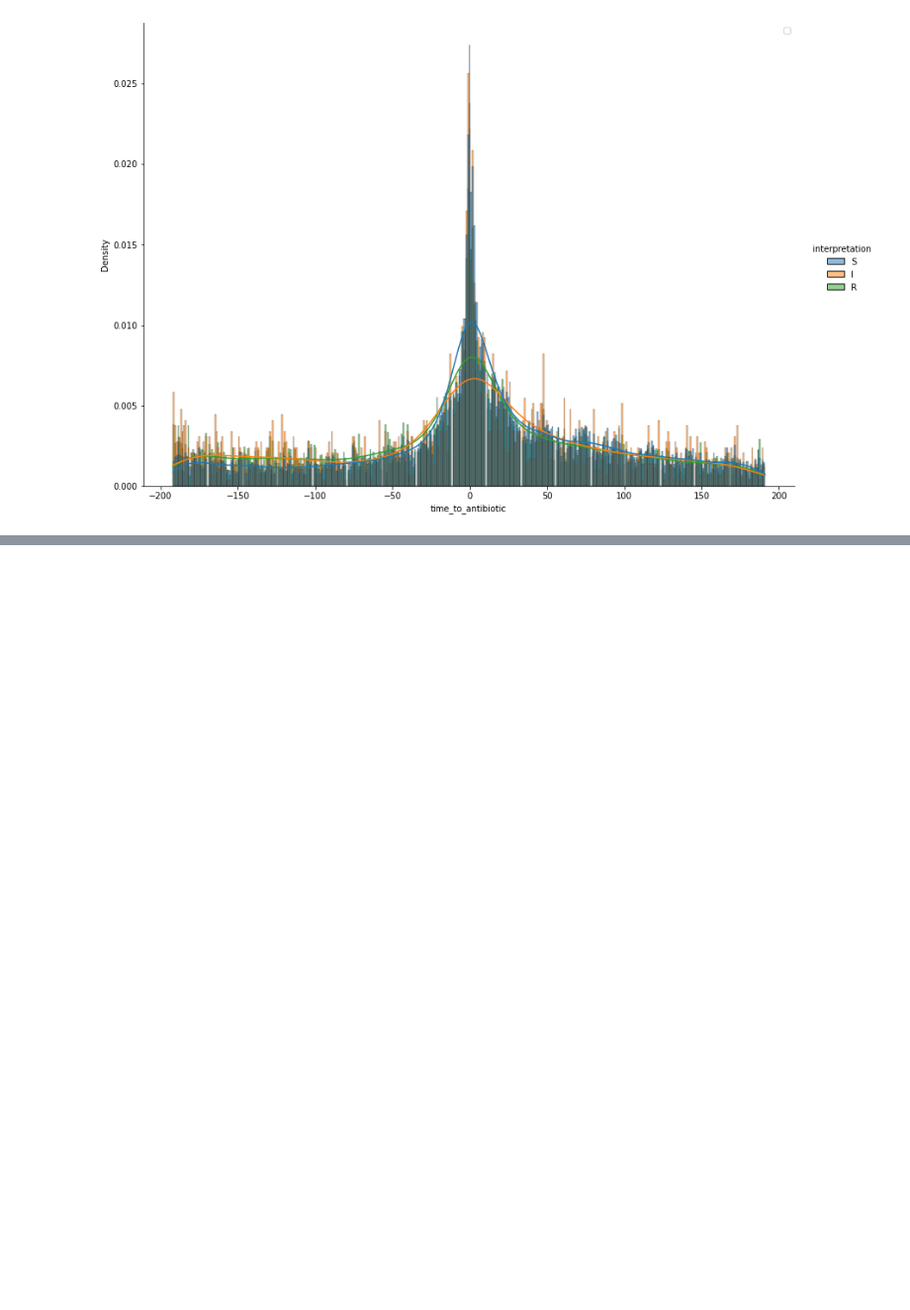
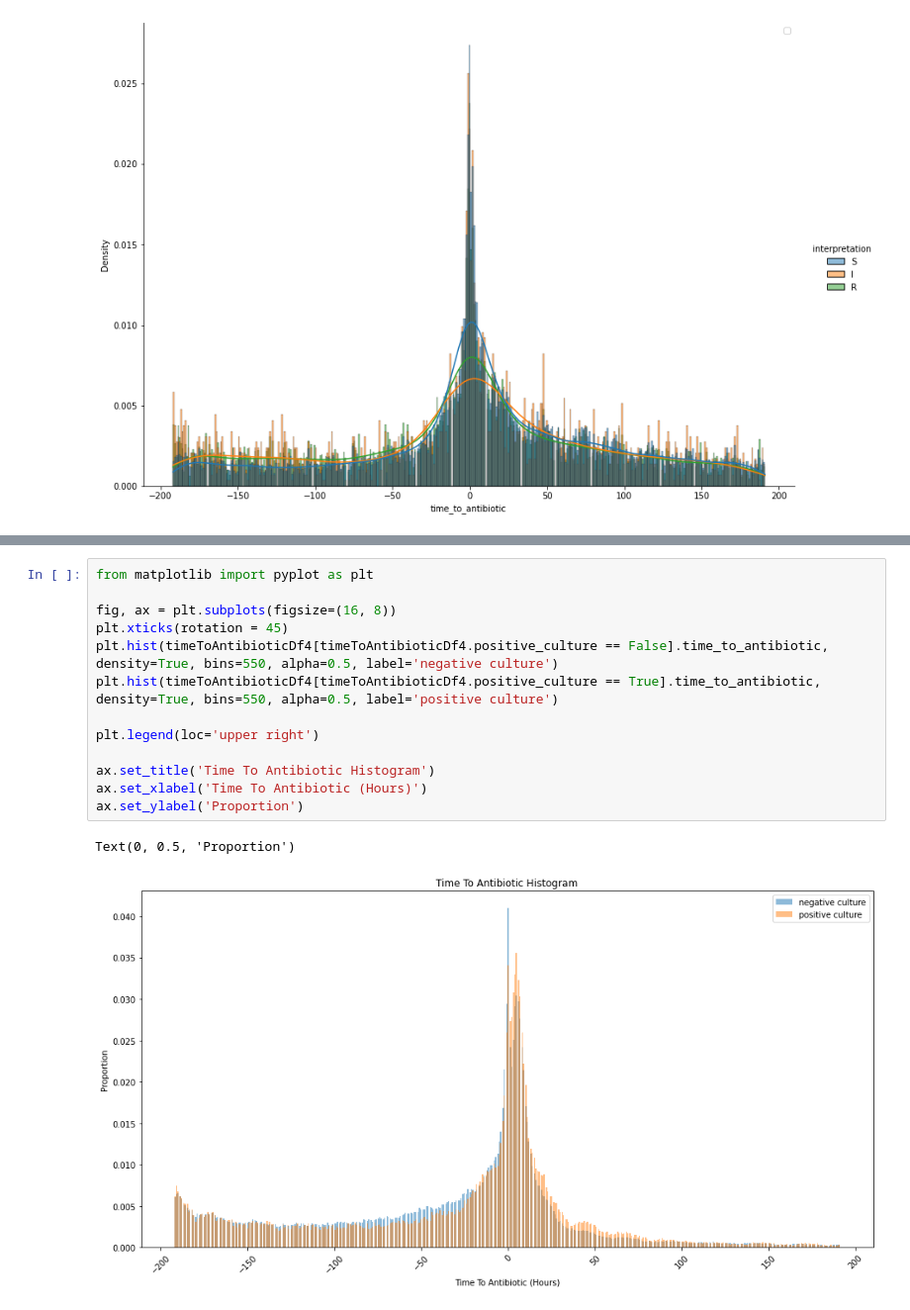
Before and after one commit to ryashpal/ML, a Jupyter notebook: mortality/explore_microbiology_cultures.ipynb, the cells around one changed output, grey strips where cells are left out. Shown: that part at 99% size. Cells and saved outputs as stored; diff of their text form; blank space fills up the shorter version.

```diff
--- a/mortality/explore_microbiology_cultures.ipynb
+++ b/mortality/explore_microbiology_cultures.ipynb
@@ -798,0 +856,16 @@ No artists with labels found to put in legend.  Note that artists whose label st
+# %%
+from matplotlib import pyplot as plt
+
+fig, ax = plt.subplots(figsize=(16, 8))
+plt.xticks(rotation = 45)
+plt.hist(timeToAntibioticDf4[timeToAntibioticDf4.positive_culture == False].time_to_antibiotic, density=True, bins=550, alpha=0.5, label='negative culture')
+plt.hist(timeToAntibioticDf4[timeToAntibioticDf4.positive_culture == True].time_to_antibiotic, density=True, bins=550, alpha=0.5, label='positive culture')
+
+plt.legend(loc='upper right')
+
+ax.set_title('Time To Antibiotic Histogram')
+ax.set_xlabel('Time To Antibiotic (Hours)')
+ax.set_ylabel('Proportion')
+# %% [output]
+Text(0, 0.5, 'Proportion')
+[figure, added]
```
Also changed, not shown: parts of 2 cells of this notebook, 1 other file.
